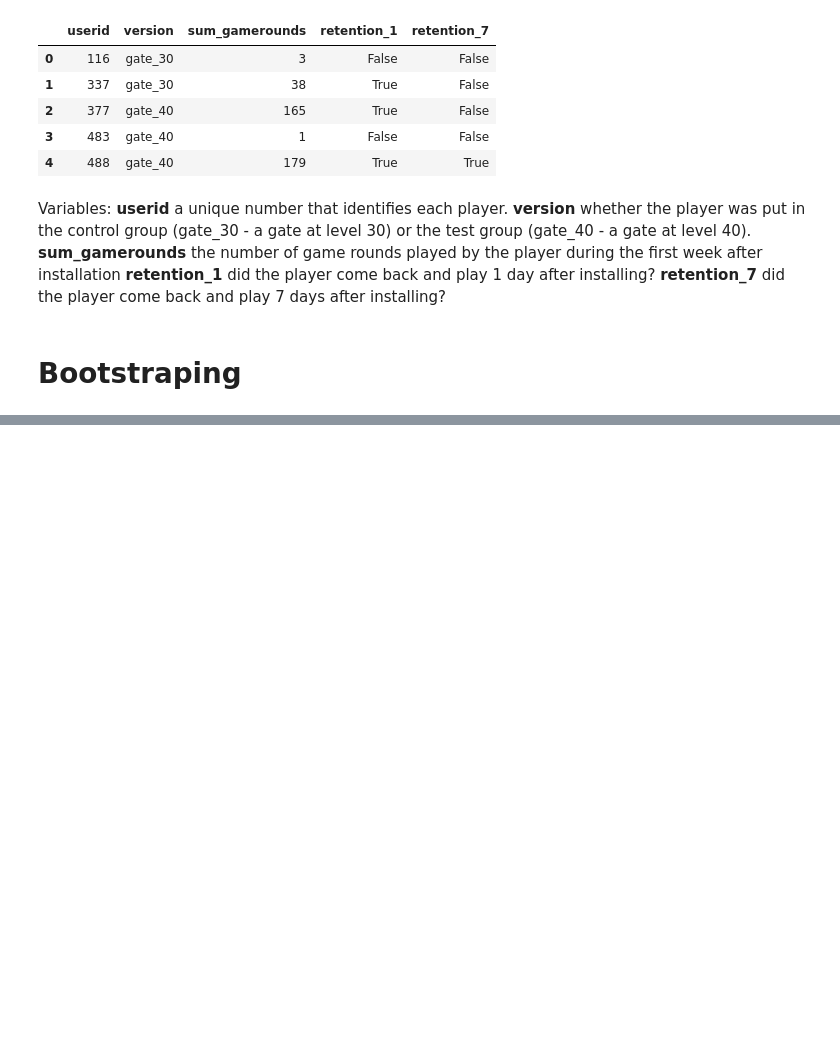
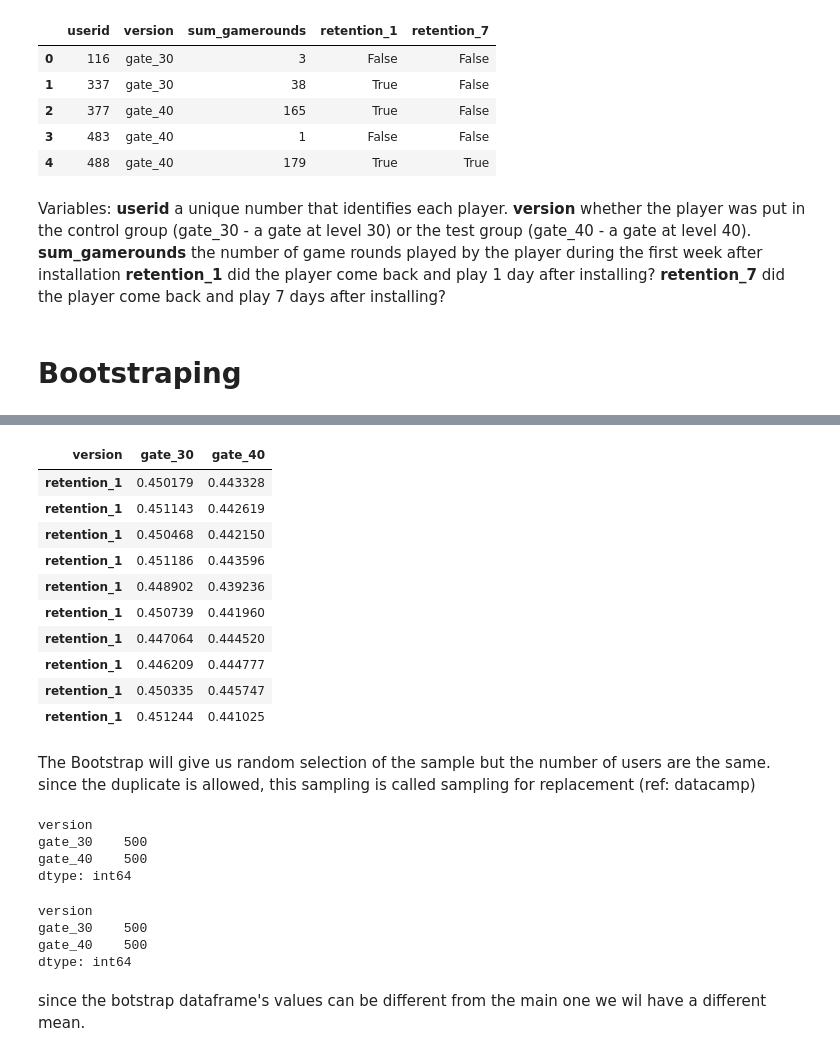
Before and after one commit to AsiMrz/AB-Testing, a Jupyter notebook: AB_testing_Bootstrap.ipynb, the cells around one changed output, grey strips where cells are left out. Saved outputs shown, nothing was run; the diff lists cells and outputs as text; code cells hidden in the pictures; blank space fills up the shorter version.

```diff
--- a/AB_testing_Bootstrap.ipynb
+++ b/AB_testing_Bootstrap.ipynb
@@ -50,0 +73,37 @@ Variables:
+# %%
+boot_1d.head(10)
+# %% [output]
+| version | gate_30 | gate_40 |
+| retention_1 | 0.450179 | 0.443328 |
+| retention_1 | 0.451143 | 0.442619 |
+| retention_1 | 0.450468 | 0.442150 |
+| retention_1 | 0.451186 | 0.443596 |
+| retention_1 | 0.448902 | 0.439236 |
+| retention_1 | 0.450739 | 0.441960 |
+| retention_1 | 0.447064 | 0.444520 |
+| retention_1 | 0.446209 | 0.444777 |
+| retention_1 | 0.450335 | 0.445747 |
+| retention_1 | 0.451244 | 0.441025 |
+# %% [markdown]
+The Bootstrap will give us random selection of the sample but the number of users are the same.
+since the duplicate is allowed, this sampling is called sampling for replacement (ref: datacamp)
+# %%
+#number of userid in the first day in different gates
+
+boot_1d.count()
+# %% [output]
+version
+gate_30    500
+gate_40    500
+dtype: int64
+# %%
+#number of userid after seven days in different gates
+
+boot_7d.count()
+# %% [output]
+version
+gate_30    500
+gate_40    500
+dtype: int64
+# %% [markdown]
+since the botstrap dataframe's values can be different from the main one we wil have a different mean.
```
Also changed, not shown: parts of 8 cells of this notebook.
